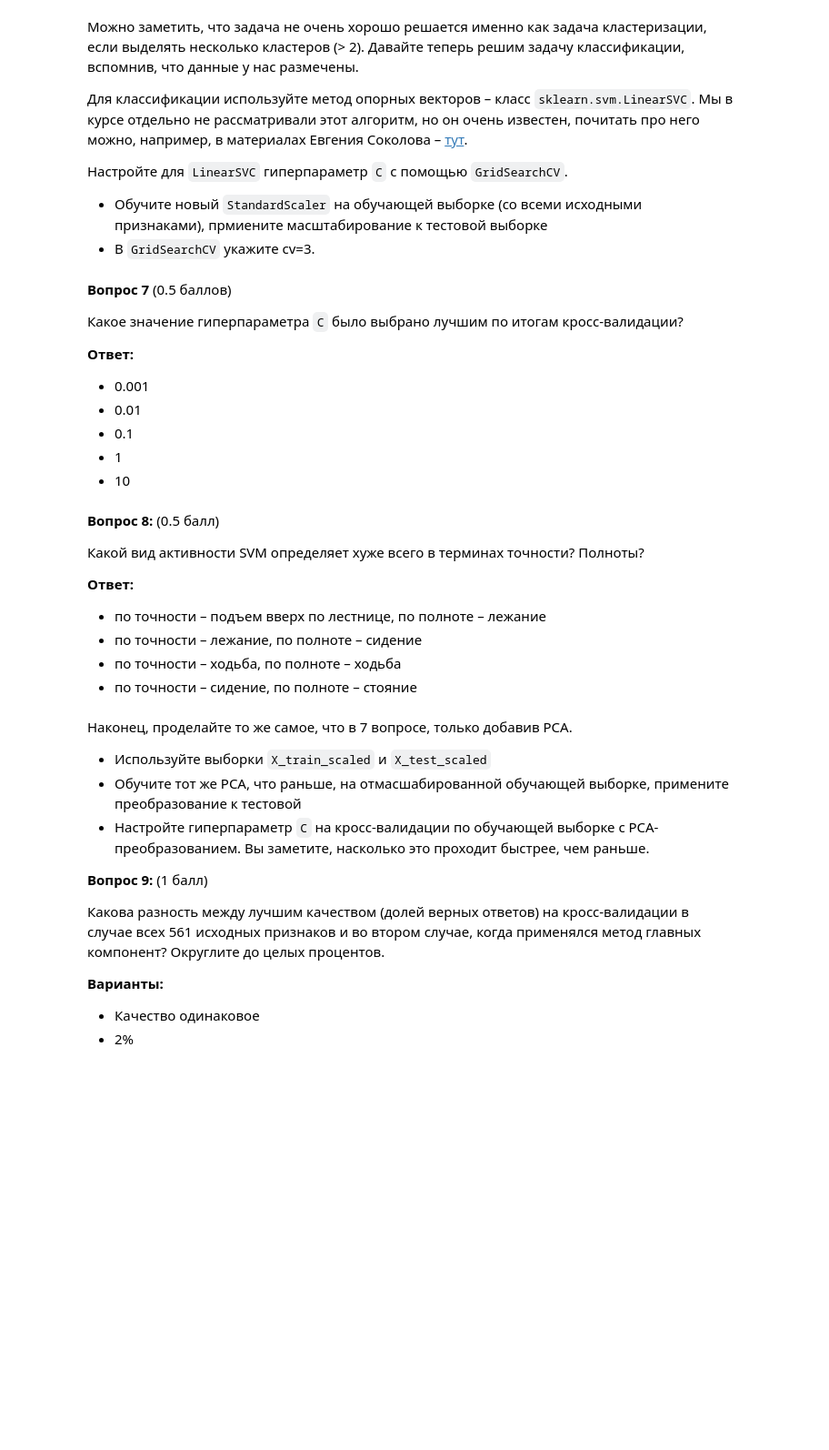
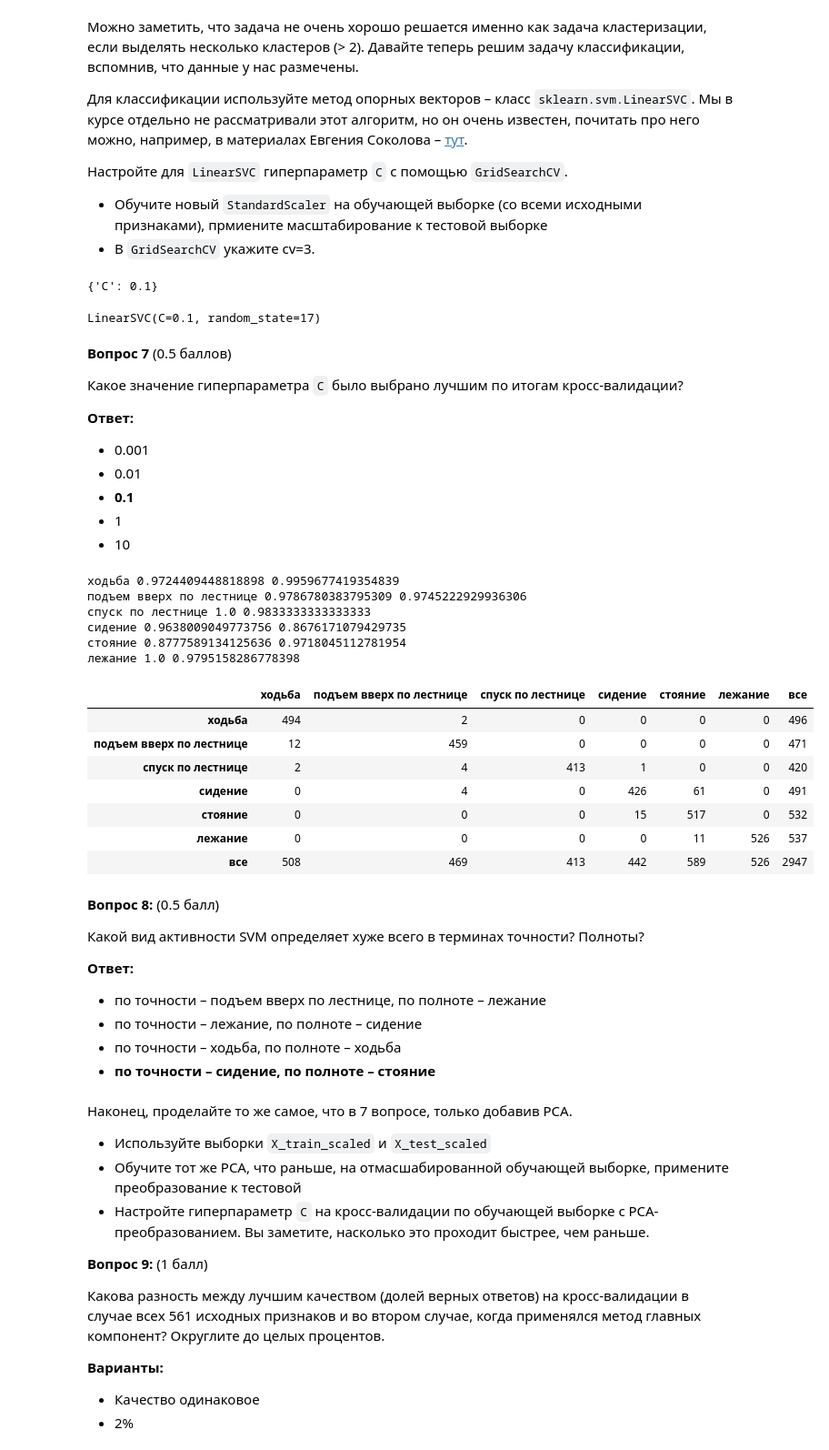
Before and after one commit to soules-one/ML, a Jupyter notebook: hw3/hw3-unsupervised.ipynb, the cells around one changed output. Shown at 91% size. Saved outputs shown, nothing was run; the diff lists cells and outputs as text; code cells hidden in the pictures; blank space fills up the shorter version.

```diff
--- a/hw3/hw3-unsupervised.ipynb
+++ b/hw3/hw3-unsupervised.ipynb
@@ -347,6 +343,23 @@ X_test_scaled =
+# %%
+# Ваш код здесь
+#
+from sklearn.svm import LinearSVC
+scale = StandardScaler()
+scale.fit(X_train, y_train)
+X_train_scaled = scale.transform(X_train)
+X_test_scaled = scale.transform(X_test)
 # %%
 svc = LinearSVC(random_state=RANDOM_STATE)
 svc_params = {'C': [0.001, 0.01, 0.1, 1, 10]}
+# %%
+# Ваш код здесь
+GS = GridSearchCV(cv=3, estimator=svc, param_grid=svc_params)
+GS.fit(X_train_scaled, y_train)
+best_svc = LinearSVC(random_state=RANDOM_STATE, **(GS.best_params_))
 # %%
 # Ваш код здесь
-best_svc =
+print(GS.best_params_)
+best_svc.fit(X_train_scaled, y_train)
+# %% [output]
+{'C': 0.1}
+LinearSVC(C=0.1, random_state=17)
@@ -360,7 +371,7 @@ best_svc =
 **Ответ:**
 - 0.001
 - 0.01
-- 0.1
+- **0.1**
 - 1
 - 10
 # %%
@@ -368,9 +379,28 @@ y_predicted = best_svc.predict(X_test_scaled)
 # %%
 tab = pd.crosstab(y_test, y_predicted, margins=True)
 tab.index = ['ходьба', 'подъем вверх по лестнице', 'спуск по лестнице',
              'сидение', 'стояние', 'лежание', 'все']
 tab.columns = tab.index
 tab
+from sklearn.metrics import accuracy_score, recall_score
+for i in range(6):
+    print(tab.index[i], tab.iloc[i, i] / tab.iloc[6, i], tab.iloc[i, i] / tab.iloc[i, 6])
+tab
+# %% [output]
+ходьба 0.9724409448818898 0.9959677419354839
+подъем вверх по лестнице 0.9786780383795309 0.9745222929936306
+спуск по лестнице 1.0 0.9833333333333333
+сидение 0.9638009049773756 0.8676171079429735
+стояние 0.8777589134125636 0.9718045112781954
+лежание 1.0 0.9795158286778398
+|  | ходьба | подъем вверх по лестнице | спуск по лестнице | сидение | стояние | лежание | все |
+| ходьба | 494 | 2 | 0 | 0 | 0 | 0 | 496 |
+| подъем вверх по лестнице | 12 | 459 | 0 | 0 | 0 | 0 | 471 |
+| спуск по лестнице | 2 | 4 | 413 | 1 | 0 | 0 | 420 |
+| сидение | 0 | 4 | 0 | 426 | 61 | 0 | 491 |
+| стояние | 0 | 0 | 0 | 15 | 517 | 0 | 532 |
+| лежание | 0 | 0 | 0 | 0 | 11 | 526 | 537 |
+| все | 508 | 469 | 413 | 442 | 589 | 526 | 2947 |
 # %% [markdown]
 **Вопрос 8:** (0.5 балл)
 
@@ -380,4 +410,4 @@ tab
 - по точности – подъем вверх по лестнице, по полноте – лежание
 - по точности – лежание, по полноте – сидение
 - по точности – ходьба, по полноте – ходьба
-- по точности – сидение, по полноте – стояние
+- **по точности – сидение, по полноте – стояние**
```
Also changed, not shown: parts of 9 cells of this notebook, 3 other files.
